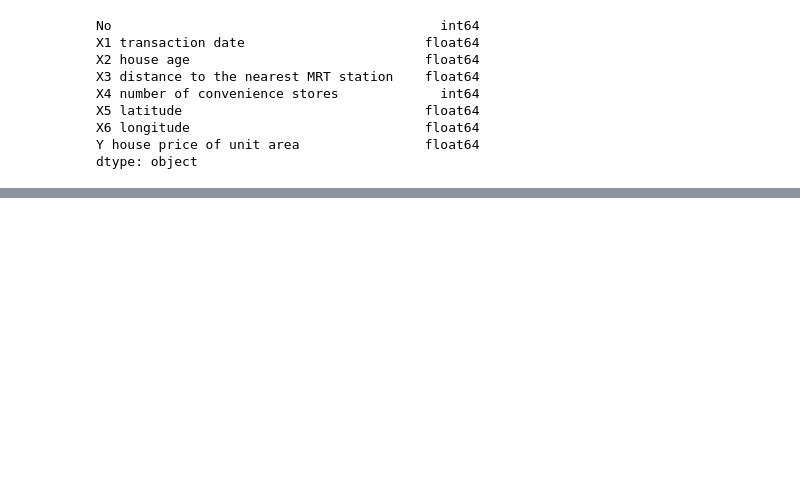
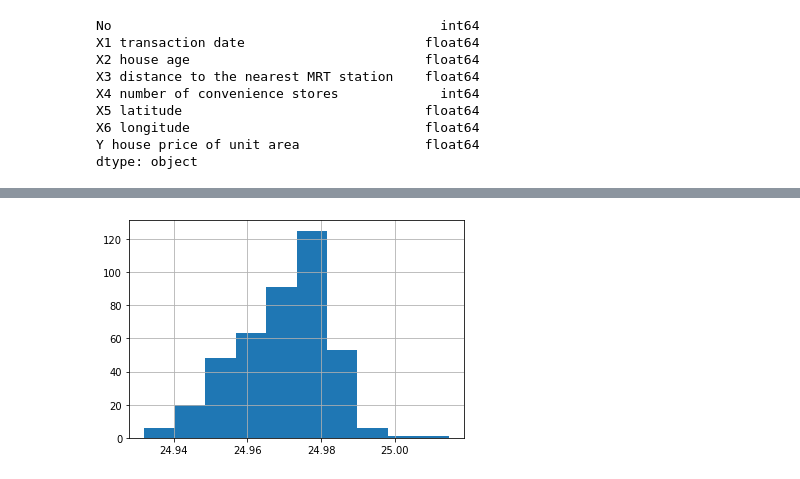
Before and after one commit to Sirfowahid/ML-Real-State, a Jupyter notebook: ML-Real-State.ipynb, the cells around one changed output, grey strips where cells are left out. Saved outputs shown, nothing was run; the diff lists cells and outputs as text; code cells hidden in the pictures; blank space fills up the shorter version.

```diff
--- a/ML-Real-State.ipynb
+++ b/ML-Real-State.ipynb
@@ -59,0 +76,4 @@ Index(['No', 'X1 transaction date', 'X2 house age',
+# %%
+data['X5 latitude'].hist();
+# %% [output]
+[figure, added]
```
Also changed, not shown: parts of 10 cells of this notebook.
